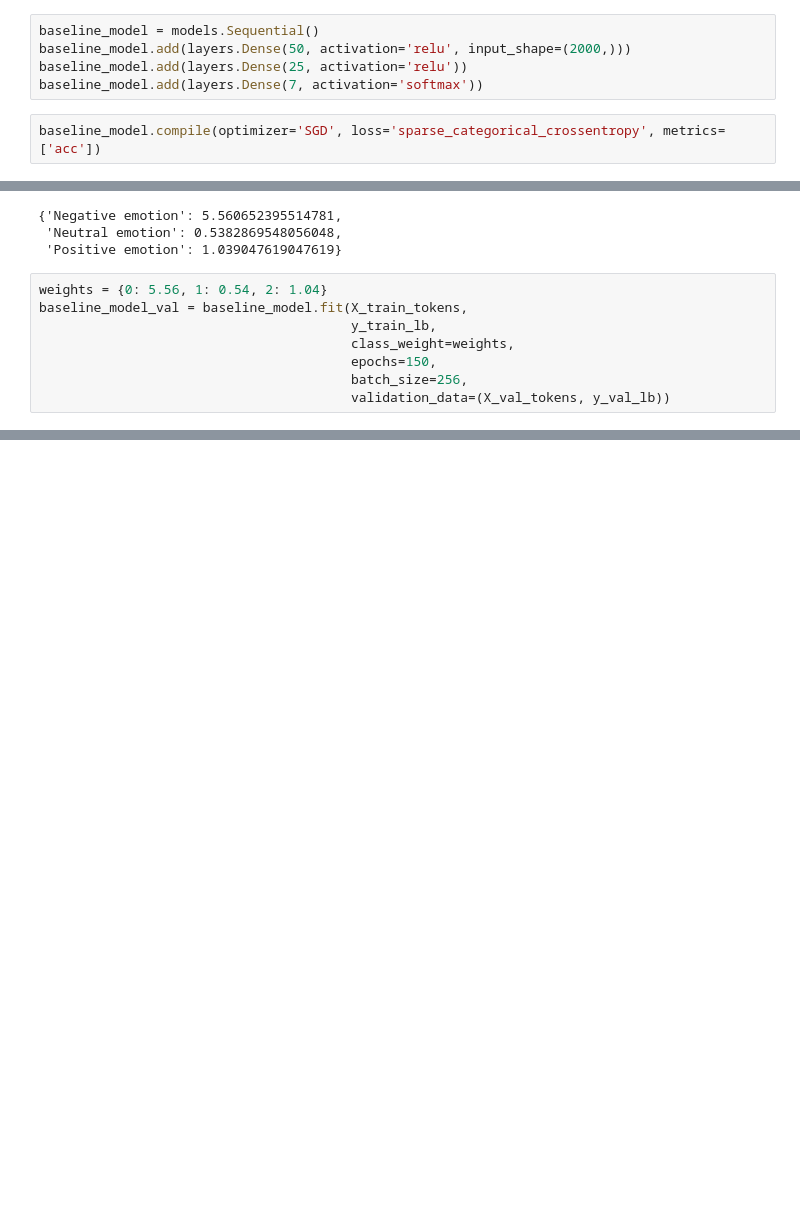
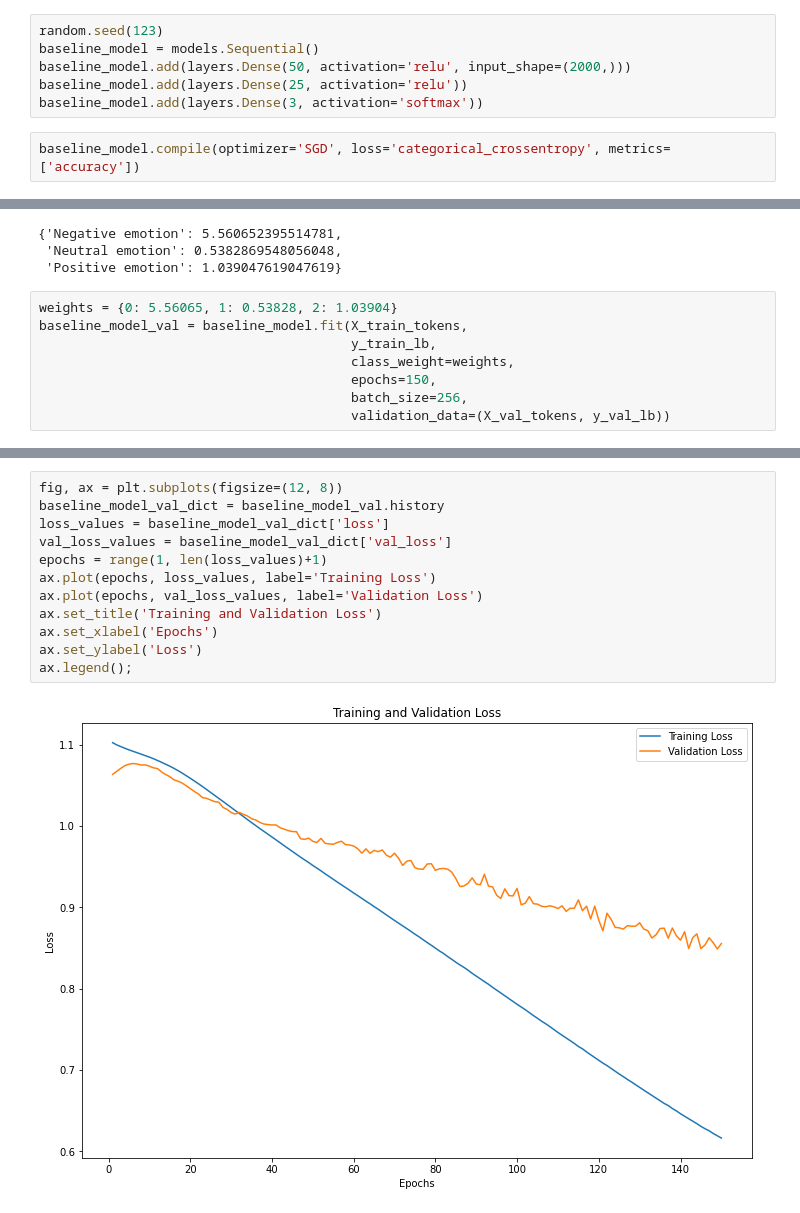
Before and after one commit to VolhaP87/Twitter_Sentiment_Analysis, a Jupyter notebook: Untitled1.ipynb, the cells around one changed output, grey strips where cells are left out. Saved outputs shown, nothing was run; the diff lists cells and outputs as text; blank space fills up the shorter version.

```diff
--- a/Untitled1.ipynb
+++ b/Untitled1.ipynb
@@ -60,12 +60,13 @@ y_train_lb = to_categorical(lb.transform(y_train_final), num_classes=3)[:, :, 1]
 y_val_lb = to_categorical(lb.transform(y_val), num_classes=3)[:, :, 1]
 y_test_lb = to_categorical(lb.transform(y_test), num_classes=3)[:, :, 1]
 # %%
+random.seed(123)
 baseline_model = models.Sequential()
 baseline_model.add(layers.Dense(50, activation='relu', input_shape=(2000,)))
 baseline_model.add(layers.Dense(25, activation='relu'))
-baseline_model.add(layers.Dense(7, activation='softmax'))
+baseline_model.add(layers.Dense(3, activation='softmax'))
 # %%
-baseline_model.compile(optimizer='SGD', loss='sparse_categorical_crossentropy', metrics=['acc'])
+baseline_model.compile(optimizer='SGD', loss='categorical_crossentropy', metrics=['accuracy'])
 # %%
 from sklearn.utils import compute_class_weight
 import numpy as np
@@ -79,7 +80,7 @@ class_weights
  'Neutral emotion': 0.5382869548056048,
  'Positive emotion': 1.039047619047619}
 # %%
-weights = {0: 5.56, 1: 0.54, 2: 1.04}
+weights = {0: 5.56065, 1: 0.53828, 2: 1.03904}
 baseline_model_val = baseline_model.fit(X_train_tokens,
                                         y_train_lb,
                                         class_weight=weights,
@@ -95,0 +131,14 @@ Detected at node 'sparse_categorical_crossentropy/SparseSoftmaxCrossEntropyWithL
+# %%
+fig, ax = plt.subplots(figsize=(12, 8))
+baseline_model_val_dict = baseline_model_val.history
+loss_values = baseline_model_val_dict['loss']
+val_loss_values = baseline_model_val_dict['val_loss']
+epochs = range(1, len(loss_values)+1)
+ax.plot(epochs, loss_values, label='Training Loss')
+ax.plot(epochs, val_loss_values, label='Validation Loss')
+ax.set_title('Training and Validation Loss')
+ax.set_xlabel('Epochs')
+ax.set_ylabel('Loss')
+ax.legend();
+# %% [output]
+[figure, added]
```
Also changed, not shown: parts of 10 cells of this notebook.
